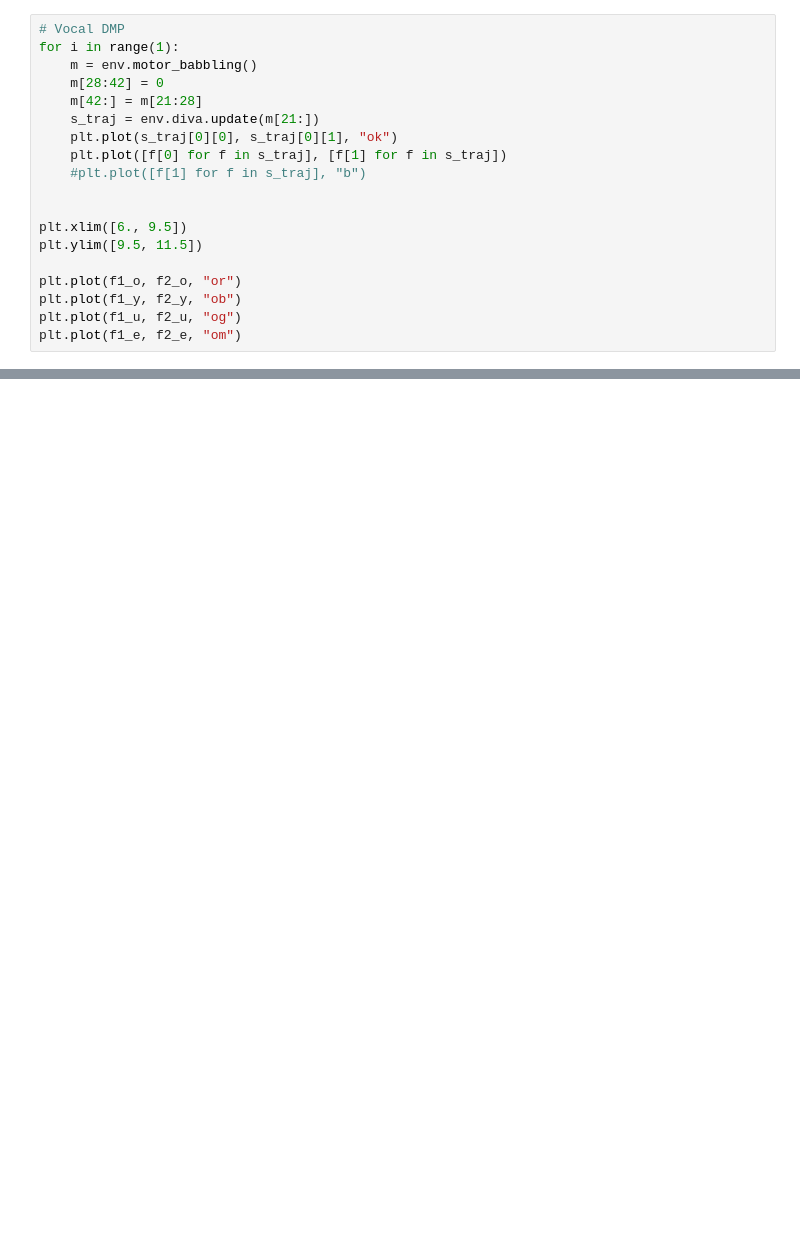
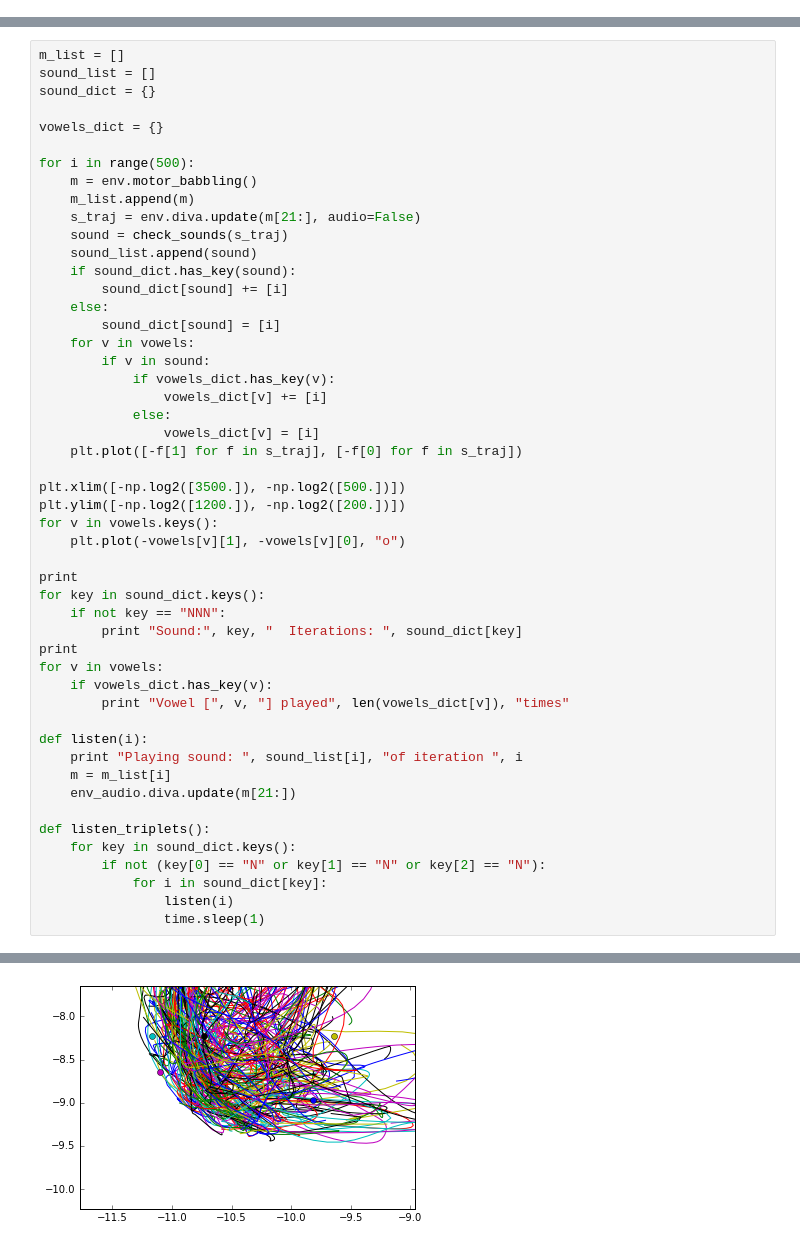
Before and after one commit to sebastien-forestier/CogSci2017, a Jupyter notebook: notebook/test_sounds.ipynb, the cells around one changed output, grey strips where cells are left out. Cells and saved outputs as stored; diff of their text form; blank space fills up the shorter version.

Commit message:
vowels

```diff
--- a/notebook/test_sounds.ipynb
+++ b/notebook/test_sounds.ipynb
@@ -17,19 +13,0 @@ f1_e, f2_e = list(np.log2([600, 1700]))
-# %%
-# Vocal DMP
-for i in range(1):
-    m = env.motor_babbling()
-    m[28:42] = 0
-    m[42:] = m[21:28]
-    s_traj = env.diva.update(m[21:])
-    plt.plot(s_traj[0][0], s_traj[0][1], "ok")
-    plt.plot([f[0] for f in s_traj], [f[1] for f in s_traj])
-    #plt.plot([f[1] for f in s_traj], "b")
-
-
-plt.xlim([6., 9.5])
-plt.ylim([9.5, 11.5])
-
-plt.plot(f1_o, f2_o, "or")
-plt.plot(f1_y, f2_y, "ob")
-plt.plot(f1_u, f2_u, "og")
-plt.plot(f1_e, f2_e, "om")
@@ -38,0 +45,51 @@ plt.plot(f1_e, f2_e, "om")
+# %%
+m_list = []
+sound_list = []
+sound_dict = {}
+
+vowels_dict = {}
+
+for i in range(500):
+    m = env.motor_babbling()
+    m_list.append(m)
+    s_traj = env.diva.update(m[21:], audio=False)
+    sound = check_sounds(s_traj)
+    sound_list.append(sound)
+    if sound_dict.has_key(sound):
+        sound_dict[sound] += [i]
+    else:
+        sound_dict[sound] = [i]
+    for v in vowels:
+        if v in sound:
+            if vowels_dict.has_key(v):
+                vowels_dict[v] += [i]
+            else:
+                vowels_dict[v] = [i]
+    plt.plot([-f[1] for f in s_traj], [-f[0] for f in s_traj])
+
+plt.xlim([-np.log2([3500.]), -np.log2([500.])])
+plt.ylim([-np.log2([1200.]), -np.log2([200.])])
+for v in vowels.keys():
+    plt.plot(-vowels[v][1], -vowels[v][0], "o")
+
+print
+for key in sound_dict.keys():
+    if not key == "NNN":
+        print "Sound:", key, "  Iterations: ", sound_dict[key]
+print
+for v in vowels:
+    if vowels_dict.has_key(v):
+        print "Vowel [", v, "] played", len(vowels_dict[v]), "times"
+
+def listen(i):
+    print "Playing sound: ", sound_list[i], "of iteration ", i
+    m = m_list[i]
+    env_audio.diva.update(m[21:])
+
+def listen_triplets():
+    for key in sound_dict.keys():
+        if not (key[0] == "N" or key[1] == "N" or key[2] == "N"):
+            for i in sound_dict[key]:
+                listen(i)
+                time.sleep(1)
+# %% [output]
@@ -38,0 +113 @@ plt.plot(f1_e, f2_e, "om")
+[figure, added]
```
Also changed, not shown: parts of 8 cells of this notebook, 7 other files.
